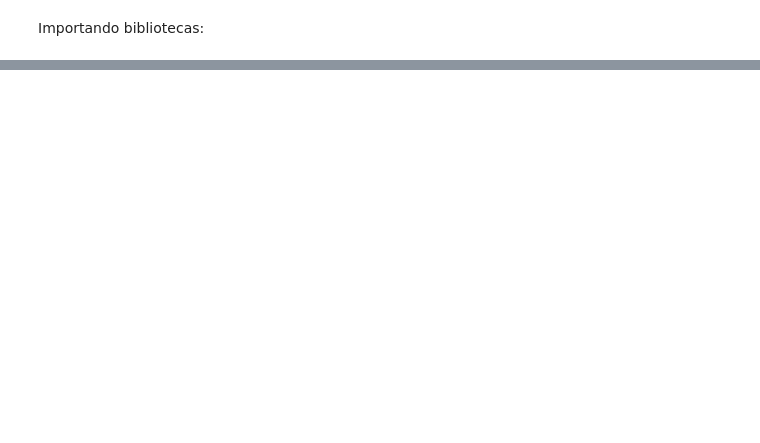
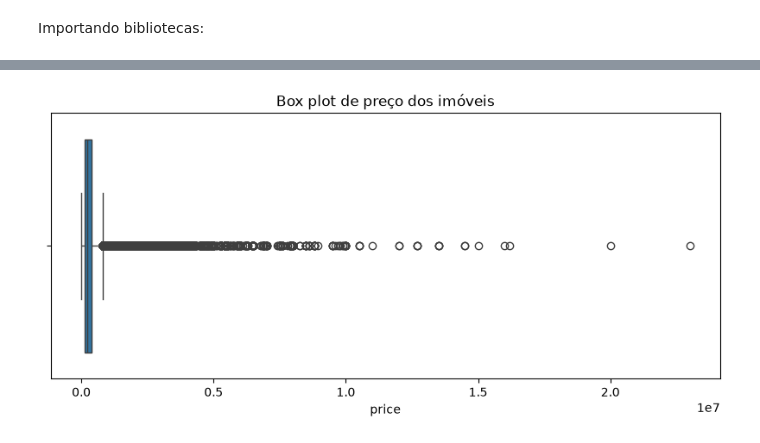
Before and after one commit to MarcioPaiano/SENAI-Projeto3, a Jupyter notebook: notebook/projetofinal.ipynb, the cells around one changed output, grey strips where cells are left out. Saved outputs shown, nothing was run; the diff lists cells and outputs as text; code cells hidden in the pictures; blank space fills up the shorter version.

```diff
--- a/notebook/projetofinal.ipynb
+++ b/notebook/projetofinal.ipynb
@@ -18,0 +633,3 @@ ModuleNotFoundError: No module named 'sklearn'
+# %%
+#removendo linhas com valores nulos na coluna "price" e "m2_real"
+df_tratado = df_tratado.dropna(subset=["price", "m2_real"])
@@ -18,0 +903,11 @@ ModuleNotFoundError: No module named 'sklearn'
+# %%
+#Preenchendo valores nulos em variáveis categóricas com "nao informado"
+categoricas = df_tratado.select_dtypes(include=["object","str"]).columns
+
+for col in categoricas:
+    df_tratado[col] = (
+        df_tratado[col]
+        .str.strip()
+        .str.lower()
+        .fillna("nao informado")
+    )
@@ -18,0 +959,5 @@ ModuleNotFoundError: No module named 'sklearn'
+# %%
+#tratamento da variável renta_media_prov com a mediana da coluna, preenchendo valores nulos
+df_tratado["renta_media_prov"] = df_tratado["renta_media_prov"].fillna(
+    df_tratado["renta_media_prov"].median()
+)
@@ -18,0 +985,12 @@ ModuleNotFoundError: No module named 'sklearn'
+# %%
+#Convertendo colunas de datas para o tipo datetime
+datas = [
+    #"construct_date",
+    "obtention_date"
+]
+
+for c in datas:
+    df_tratado[c] = pd.to_datetime(
+        df_tratado[c],
+        errors="coerce"
+    )
@@ -18,0 +1039,10 @@ ModuleNotFoundError: No module named 'sklearn'
+# %%
+plt.figure(figsize=(10,4))
+
+sns.boxplot(x=df_tratado["price"])
+
+plt.title("Box plot de preço dos imóveis")
+
+plt.show()
+# %% [output]
+[figure, added]
```
Also changed, not shown: parts of 125 cells of this notebook, 5 other files.
